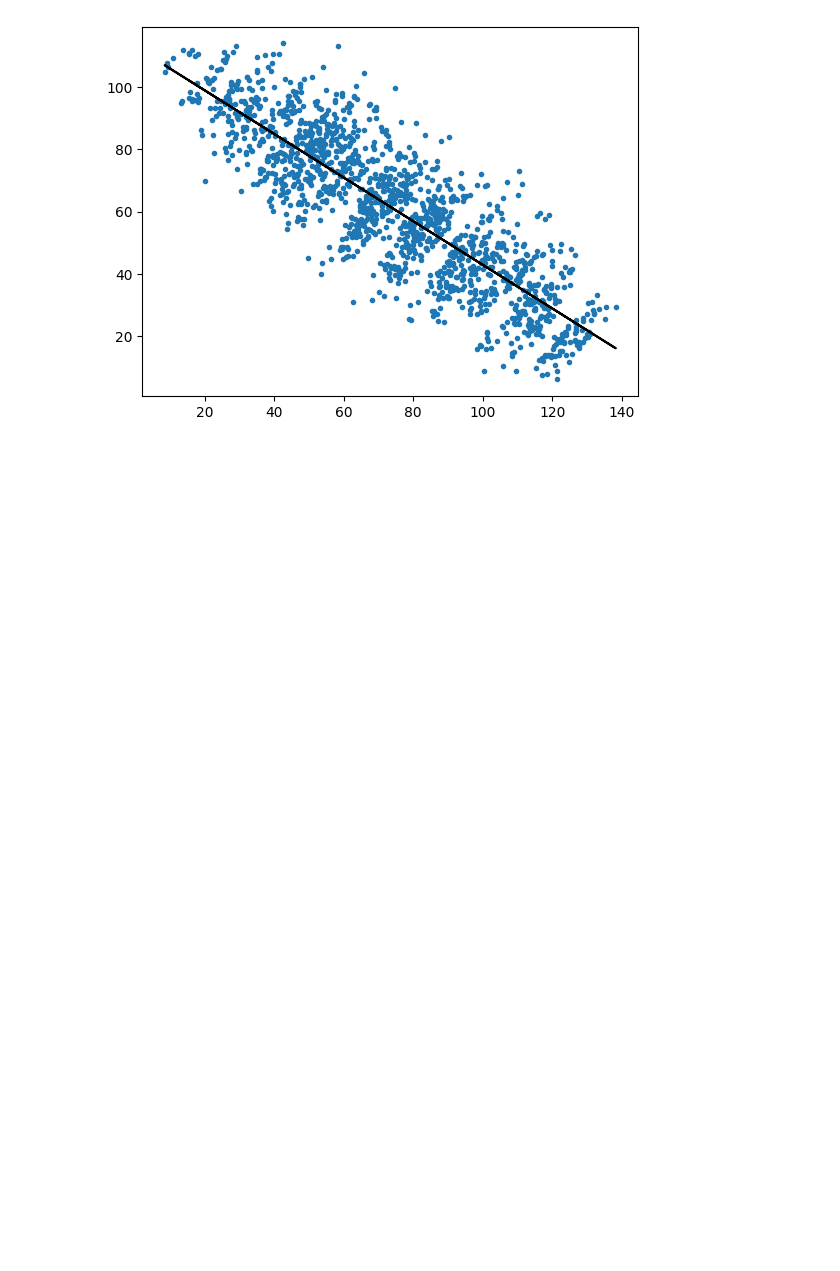
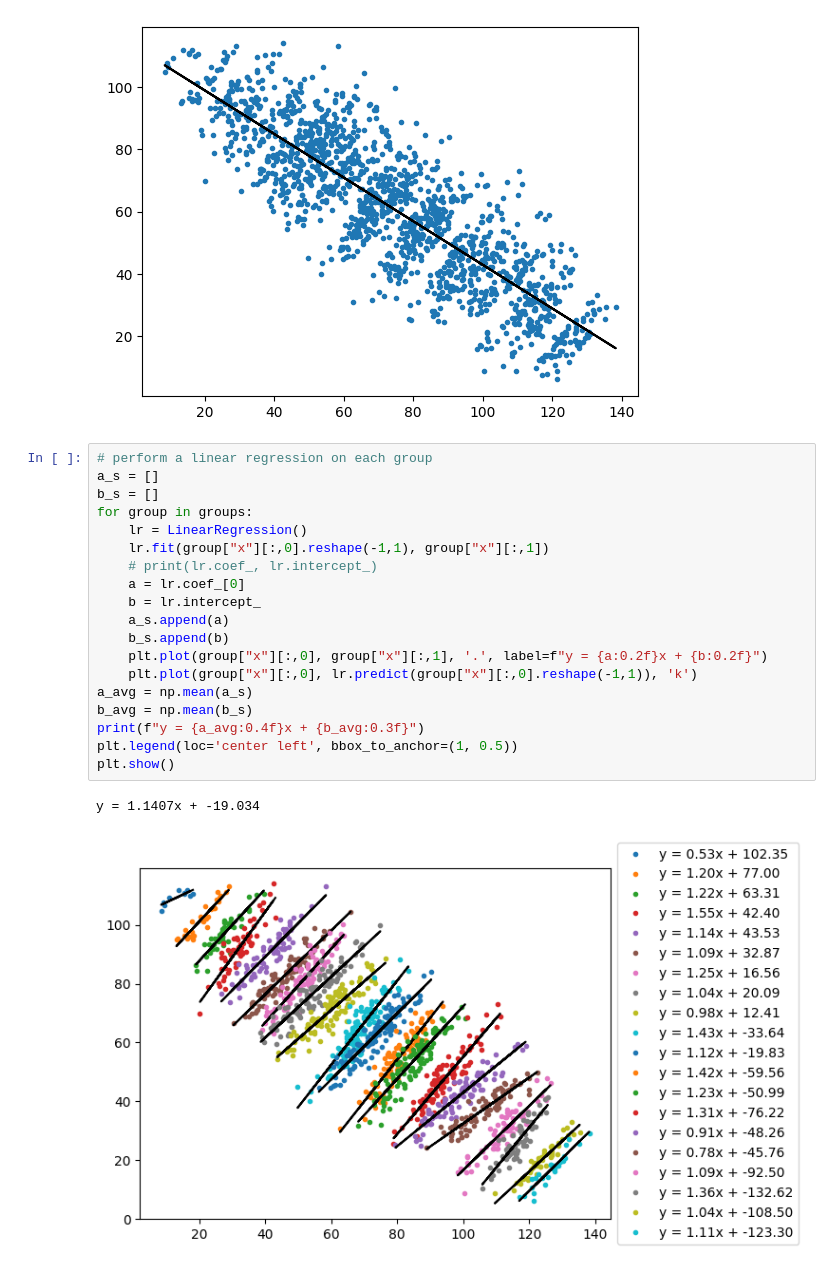
Before and after one commit to MICS-Lab/DeepLearningCourse, a Jupyter notebook: scripts/SimpsonParadox.ipynb, the cells around one changed output. Drawn from its saved outputs; the diff is of its cells as text; blank space fills up the shorter version.

Commit message:
linear regression on each group

```diff
--- a/scripts/SimpsonParadox.ipynb
+++ b/scripts/SimpsonParadox.ipynb
@@ -50,3 +50,25 @@ plt.show()
 # %% [output]
 y = -0.70072x + 112.97
 [figure]
+# %%
+# perform a linear regression on each group
+a_s = []
+b_s = []
+for group in groups:
+    lr = LinearRegression()
+    lr.fit(group["x"][:,0].reshape(-1,1), group["x"][:,1])
+    # print(lr.coef_, lr.intercept_)
+    a = lr.coef_[0]
+    b = lr.intercept_
+    a_s.append(a)
+    b_s.append(b)
+    plt.plot(group["x"][:,0], group["x"][:,1], '.', label=f"y = {a:0.2f}x + {b:0.2f}")
+    plt.plot(group["x"][:,0], lr.predict(group["x"][:,0].reshape(-1,1)), 'k')
+a_avg = np.mean(a_s)
+b_avg = np.mean(b_s)
+print(f"y = {a_avg:0.4f}x + {b_avg:0.3f}")
+plt.legend(loc='center left', bbox_to_anchor=(1, 0.5))
+plt.show()
+# %% [output]
+y = 1.1407x + -19.034
+[figure, added]
```
